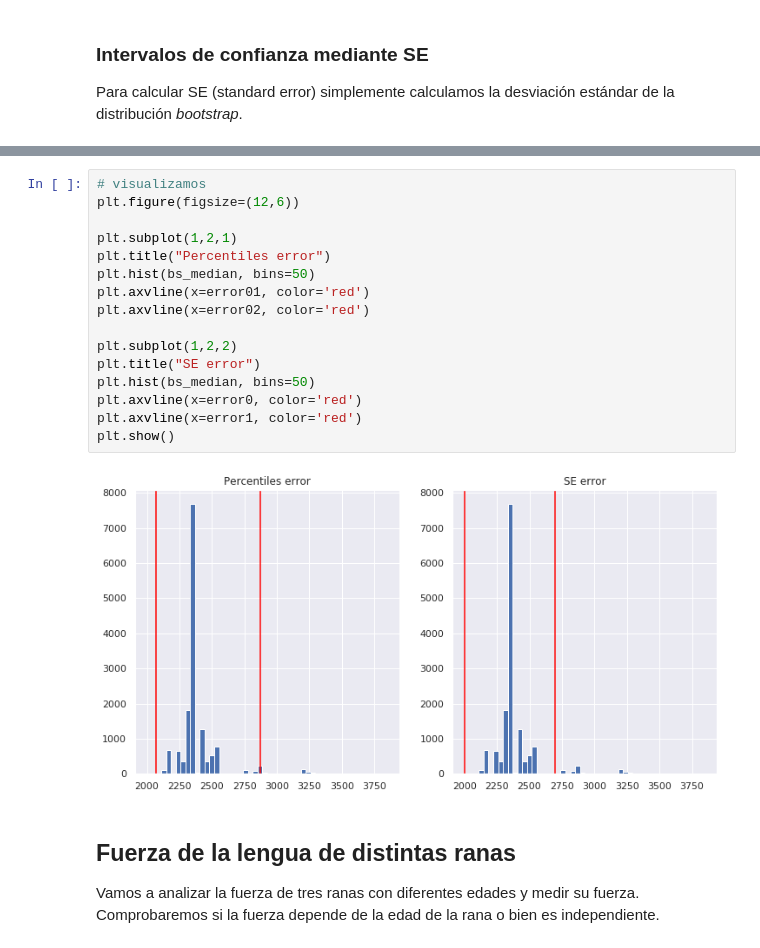
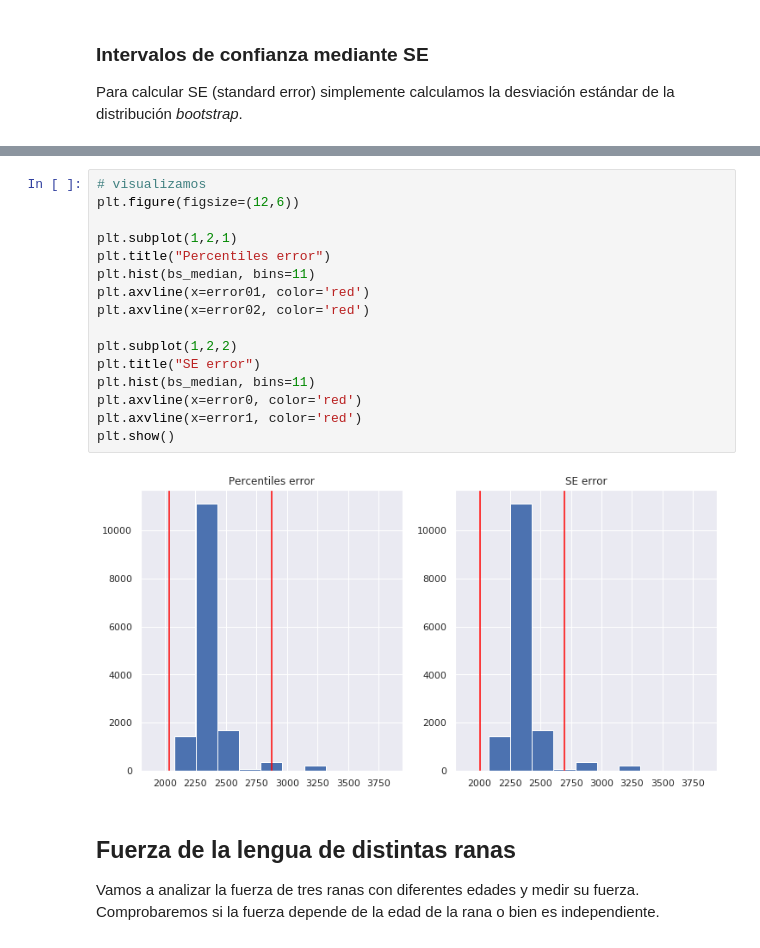
Before and after one commit to PablodelaCuesta/Statistics, a Jupyter notebook: 4_0_Inference_for_numerical_data/Bootstrap_with_python.ipynb, the cells around one changed output, grey strips where cells are left out. Saved outputs shown, nothing was run; the diff lists cells and outputs as text.

```diff
--- a/4_0_Inference_for_numerical_data/Bootstrap_with_python.ipynb
+++ b/4_0_Inference_for_numerical_data/Bootstrap_with_python.ipynb
@@ -146,21 +147,21 @@ print(error1)
 # %%
 # visualizamos
 plt.figure(figsize=(12,6))
 
 plt.subplot(1,2,1)
 plt.title("Percentiles error")
-plt.hist(bs_median, bins=50)
+plt.hist(bs_median, bins=11)
 plt.axvline(x=error01, color='red')
 plt.axvline(x=error02, color='red')
 
 plt.subplot(1,2,2)
 plt.title("SE error")
-plt.hist(bs_median, bins=50)
+plt.hist(bs_median, bins=11)
 plt.axvline(x=error0, color='red')
 plt.axvline(x=error1, color='red')
 plt.show()
 # %% [output]
-[figure, old version]
+[figure, new version]
 # %% [markdown]
 ## Fuerza de la lengua de distintas ranas
 
```
Also changed, not shown: parts of 9 cells of this notebook, 2 other files.
